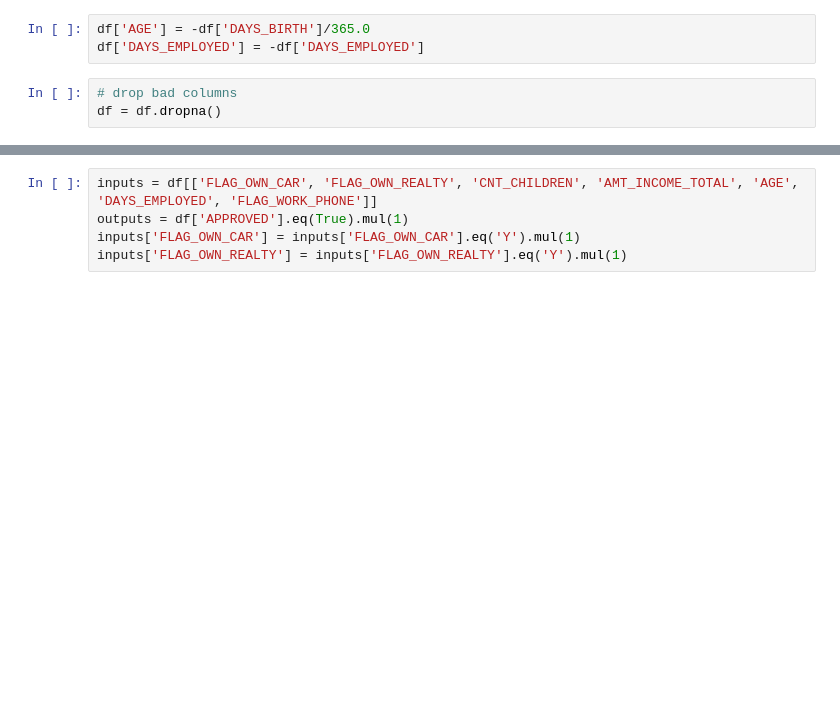
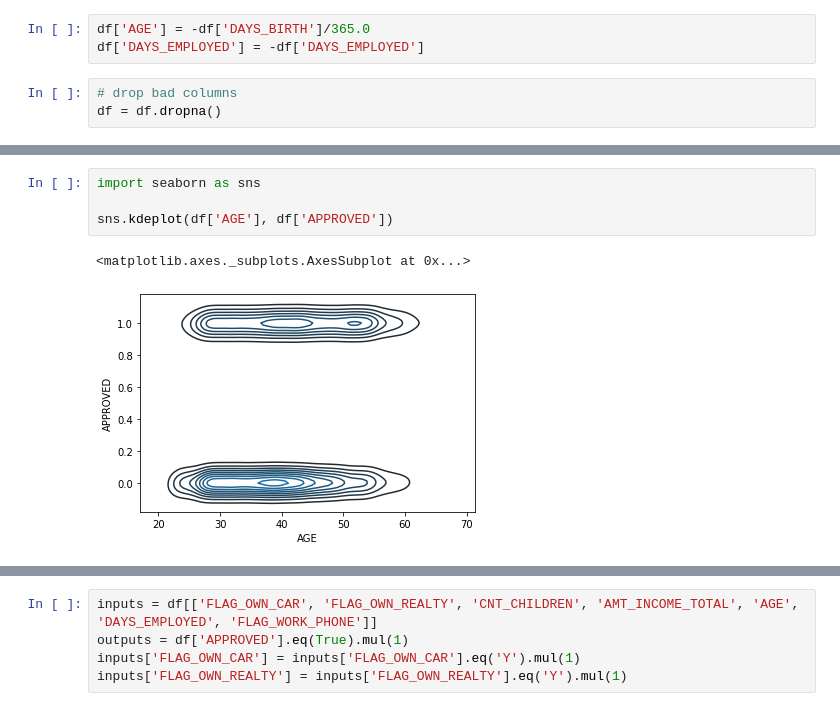
Before and after one commit to ruivieira/explainability-experiments, a Jupyter notebook: notebooks/loan.ipynb, the cells around one changed output, grey strips where cells are left out. Saved outputs shown, nothing was run; the diff lists cells and outputs as text; blank space fills up the shorter version.

```diff
--- a/notebooks/loan.ipynb
+++ b/notebooks/loan.ipynb
@@ -90 +123,8 @@ freq      158752
 Name: APPROVED, dtype: object
+# %%
+import seaborn as sns
+
+sns.kdeplot(df['AGE'], df['APPROVED'])
+# %% [output]
+<matplotlib.axes._subplots.AxesSubplot at 0x...>
+[figure, added]
```
Also changed, not shown: parts of 17 cells of this notebook, 19 other files.
